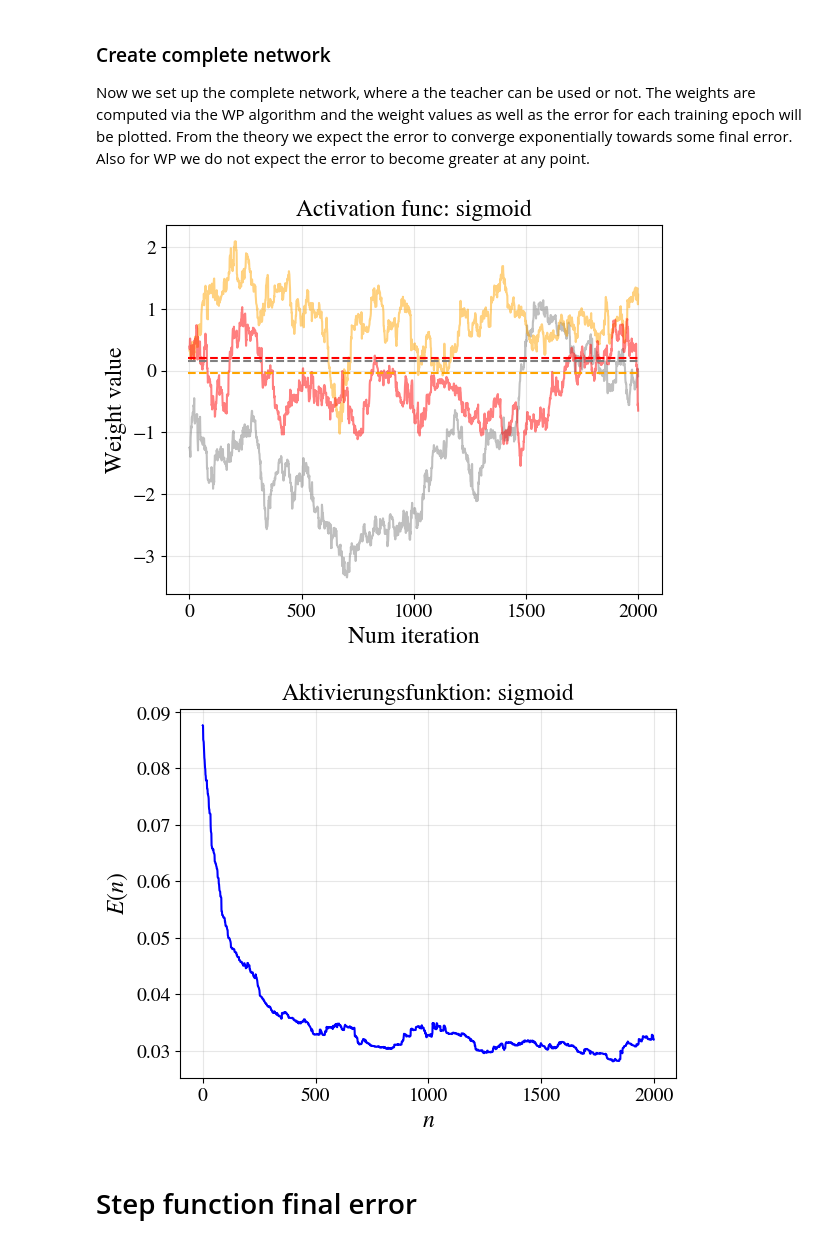
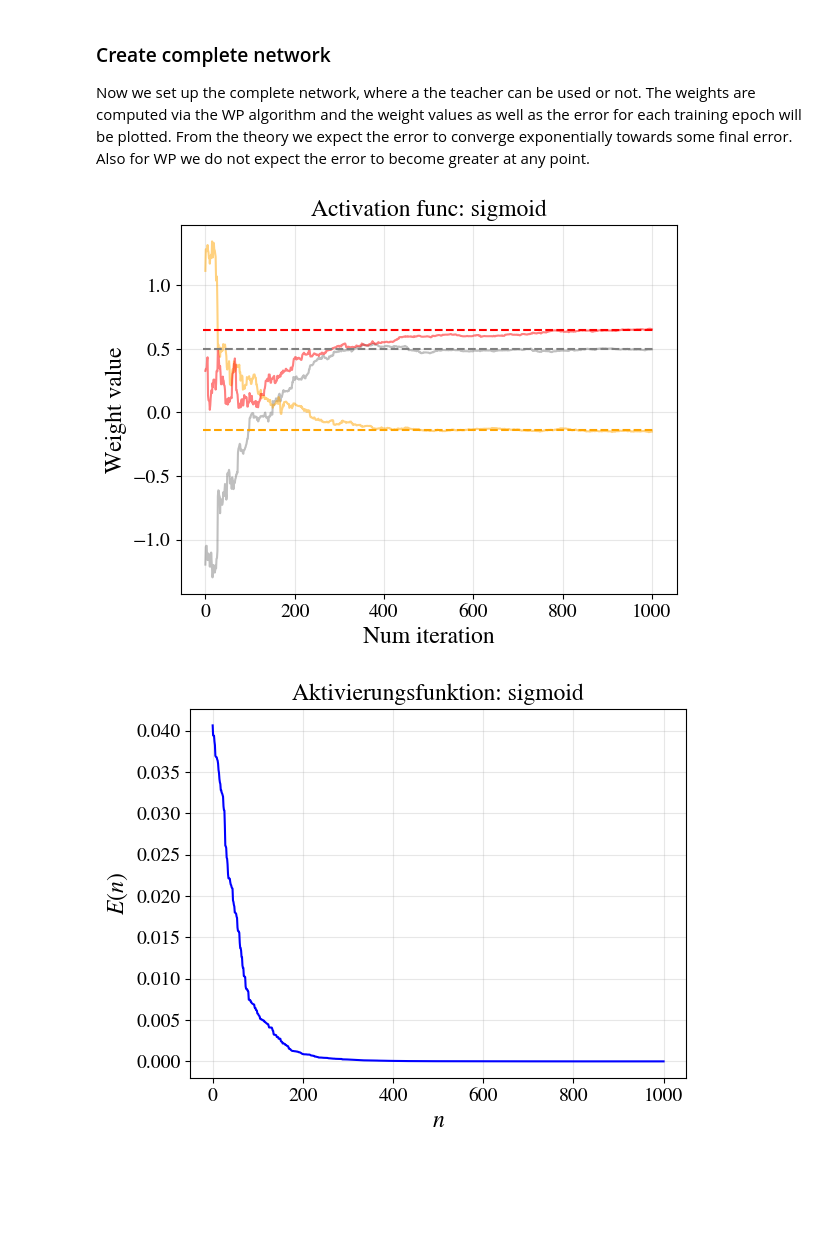
Before and after one commit to JanAHLBORN/Neural-network-theory-and-experimentation, a Jupyter notebook: WP.ipynb, the cells around one changed output. Drawn from its saved outputs; the diff is of its cells as text; code cells hidden in the pictures; blank space fills up the shorter version.

```diff
--- a/WP.ipynb
+++ b/WP.ipynb
@@ -308,33 +308,31 @@ class linear_perceptron:
 # %%
 #---------------------------------------------------------------------#
 #                          Execute network
 #---------------------------------------------------------------------#
-for activation in ['sigmoid']:
+for activation in ['sigmoid']:  # Change this line for different activation function
         if activation=='sigmoid':
-                sigma=0.001
-                eta = 12#4
-                num_iterations = 2000
+                sigma=0.01
+                eta = 6
+                num_iterations = 1000
         elif activation=='linear':
-                sigma=0.001
-                eta = 0.1
-                num_iterations = 200
+                sigma=0.01
+                eta = 0.9
+                num_iterations = 500
         # Create network instance
         readout = linear_perceptron(
                 eta = eta,  # learning rate
                 sigma = sigma,  # std of the gaussian noise
                 T = 200,  # Vector length
                 num_iterations = num_iterations,  # Number of iterations for weight update
                 activation_type = activation,  # Set activation function
                 use_teacher = True,  # Use teacher function
                 plot_weight = True,  # Plot the weight evolution
                 spike_number = 10,  # Total number of spikes
-                input_neuron_number = 200,  # Number of neurons in input layer
+                input_neuron_number = 20,  # Number of neurons in input layer
         )
 
         # Train network
         output, expected_output, err, err_WP = readout.network_training()
 # %% [output]
-[figure, old version]
+[figure, new version]
-[figure, old version]
+[figure, new version]
-# %% [markdown]
-# Step function final error
```
Also changed, not shown: parts of 37 cells of this notebook.
